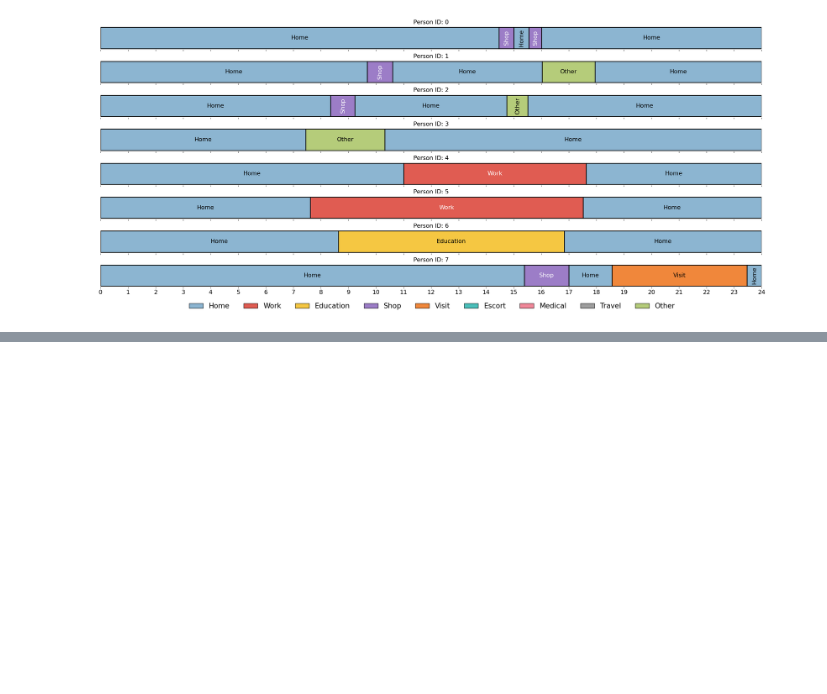
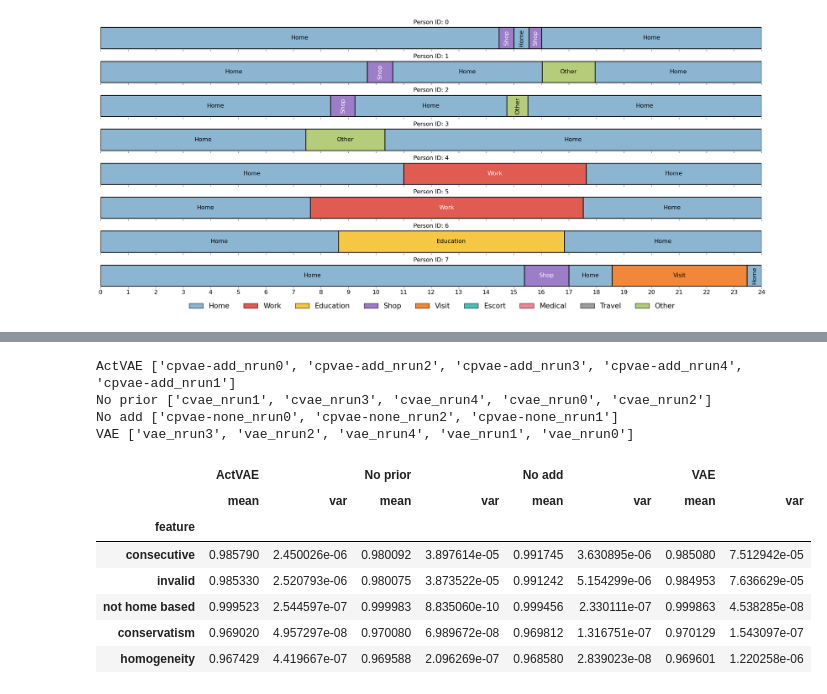
Before and after one commit to big-ucl/caveat, a Jupyter notebook: analysis/TRB_batch_analysis.ipynb, the cells around one changed output, grey strips where cells are left out. Cells and saved outputs as stored; diff of their text form; code cells hidden in the pictures; blank space fills up the shorter version.

Commit message:
updates actvae paper

```diff
--- a/analysis/TRB_batch_analysis.ipynb
+++ b/analysis/TRB_batch_analysis.ipynb
@@ -1516,0 +1467,13 @@ for k, scheds in structure_schedules.items():
+# %%
+# ablations
+ablation_paths = {
+    "ActVAE": Path("../logs/actvae/cpvae"),
+    "No prior": Path("../logs/actvae/cvae"),
+    "No add": Path("../logs/actvae/cpvae-none"),
+    "VAE": Path("../logs/actvae/vae/"),
+}
+
+order = ["participations", "transitions", "timing"]
+df = build_distance_tables(ablation_paths)
+df = df.loc[order]
+df
@@ -1516,0 +1487,21 @@ for k, scheds in structure_schedules.items():
+# %%
+dist_dist, dist_std, dist_desc = group_tables(ablation_paths)
+dist_dist = dist_dist.query(
+    "domain in ['feasibility', 'creativity']"
+).droplevel(0, axis=0)
+for mod in ["ActVAE", "No prior", "No add", "VAE"]:
+    dist_dist.loc[:, (mod, "mean")] = 1 - dist_dist[mod]["mean"]
+dist_dist
+# %% [output]
+ActVAE ['cpvae-add_nrun0', 'cpvae-add_nrun2', 'cpvae-add_nrun3', 'cpvae-add_nrun4', 'cpvae-add_nrun1']
+No prior ['cvae_nrun1', 'cvae_nrun3', 'cvae_nrun4', 'cvae_nrun0', 'cvae_nrun2']
+No add ['cpvae-none_nrun0', 'cpvae-none_nrun2', 'cpvae-none_nrun1']
+VAE ['vae_nrun3', 'vae_nrun2', 'vae_nrun4', 'vae_nrun1', 'vae_nrun0']
+|  | ActVAE |  | No prior |  | No add |  | VAE |  |
+|  | mean | var | mean | var | mean | var | mean | var |
+| feature |  |  |  |  |  |  |  |  |
+| consecutive | 0.985790 | 2.450026e-06 | 0.980092 | 3.897614e-05 | 0.991745 | 3.630895e-06 | 0.985080 | 7.512942e-05 |
+| invalid | 0.985330 | 2.520793e-06 | 0.980075 | 3.873522e-05 | 0.991242 | 5.154299e-06 | 0.984953 | 7.636629e-05 |
+| not home based | 0.999523 | 2.544597e-07 | 0.999983 | 8.835060e-10 | 0.999456 | 2.330111e-07 | 0.999863 | 4.538285e-08 |
+| conservatism | 0.969020 | 4.957297e-08 | 0.970080 | 6.989672e-08 | 0.969812 | 1.316751e-07 | 0.970129 | 1.543097e-07 |
+| homogeneity | 0.967429 | 4.419667e-07 | 0.969588 | 2.096269e-07 | 0.968580 | 2.839023e-08 | 0.969601 | 1.220258e-06 |
```
Also changed, not shown: parts of 15 cells of this notebook, 3 other files.
